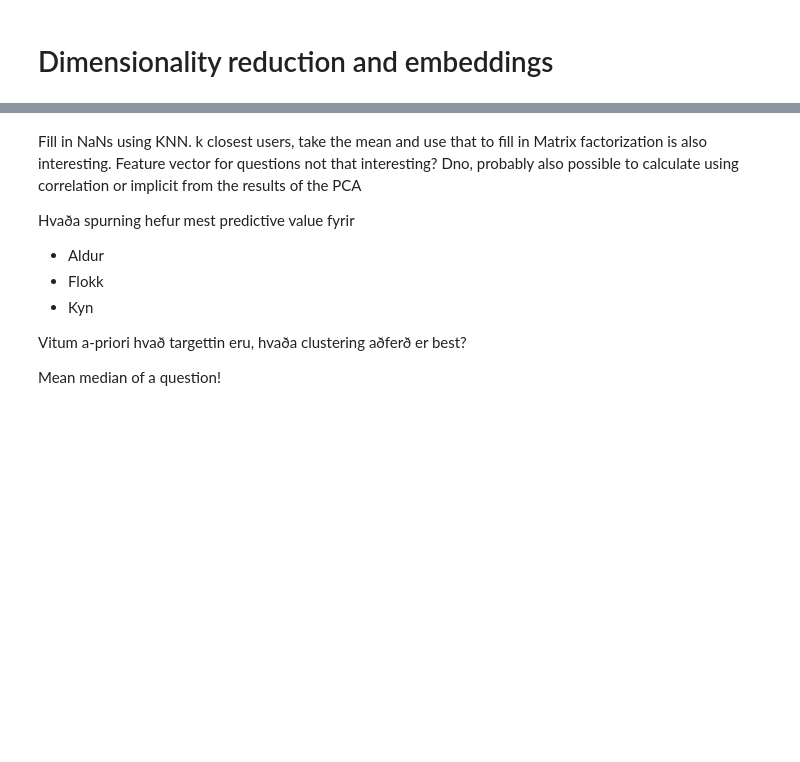
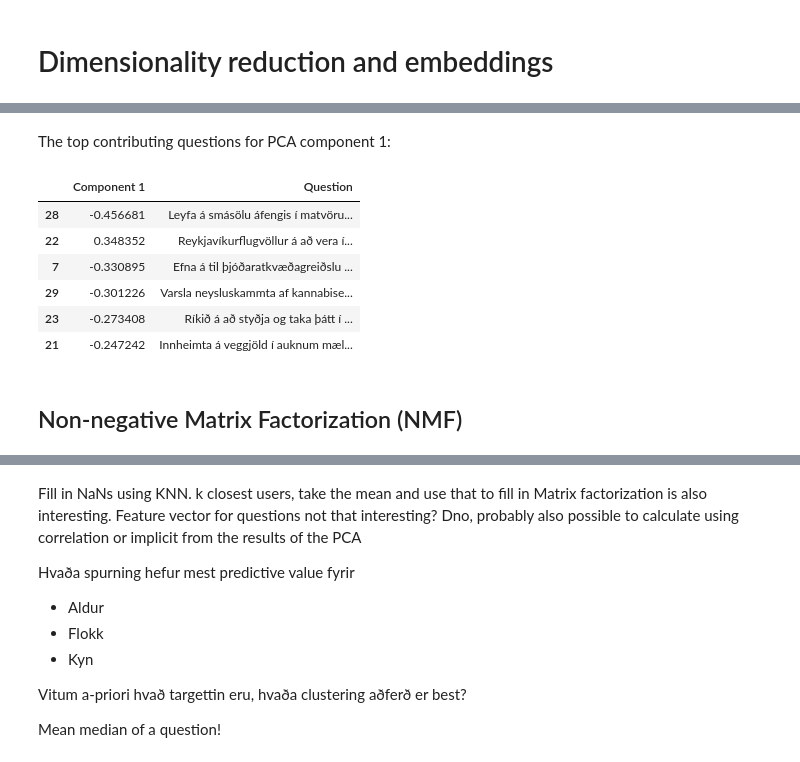
Before and after one commit to roberttorfason/blog, a Jupyter notebook: _notebooks/2021-09-22-kosningaprof.ipynb, the cells around one changed output, grey strips where cells are left out. Drawn from its saved outputs; the diff is of its cells as text; code cells hidden in the pictures; blank space fills up the shorter version.

```diff
--- a/_notebooks/2021-09-22-kosningaprof.ipynb
+++ b/_notebooks/2021-09-22-kosningaprof.ipynb
@@ -294,0 +249,16 @@ Viðreisn
+# %% [markdown]
+The top contributing questions for PCA component 1:
+# %%
+# hide_input
+questions_sorted_component_1 = df_questions_and_components.sort_values(by="Component 1 abs", ascending=False)
+questions_sorted_component_1[["Component 1", "Question"]].head(6).style.applymap(style_positive_and_negative)
+# %% [output]
+|  | Component 1 | Question |
+| 28 | -0.456681 | Leyfa á smásölu áfengis í matvöru... |
+| 22 | 0.348352 | Reykjavíkurflugvöllur á að vera í... |
+| 7 | -0.330895 | Efna á til þjóðaratkvæðagreiðslu ... |
+| 29 | -0.301226 | Varsla neysluskammta af kannabise... |
+| 23 | -0.273408 | Ríkið á að styðja og taka þátt í ... |
+| 21 | -0.247242 | Innheimta á veggjöld í auknum mæl... |
+# %% [markdown]
+## Non-negative Matrix Factorization (NMF)
```
Also changed, not shown: parts of 52 cells of this notebook, 1 other file.
